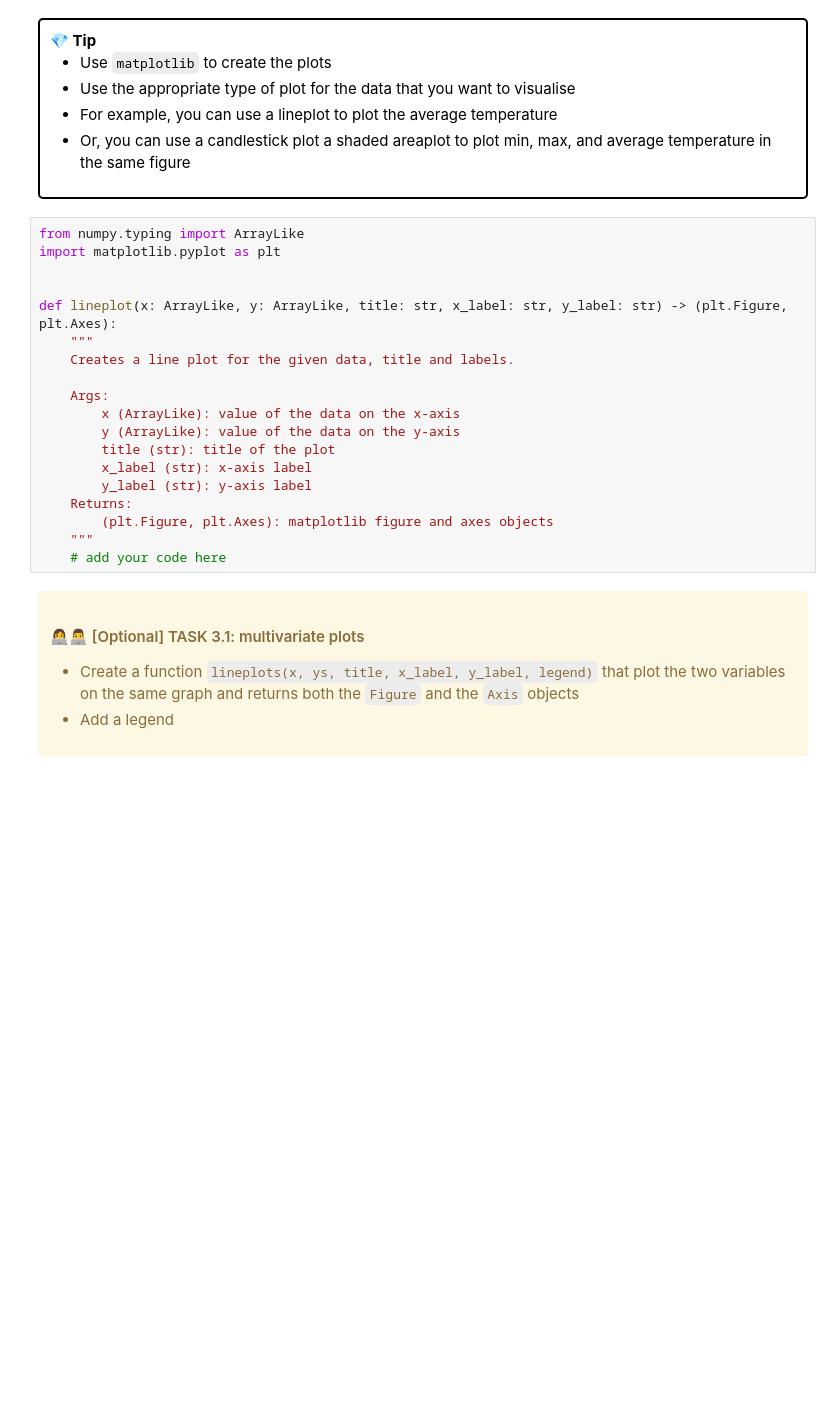
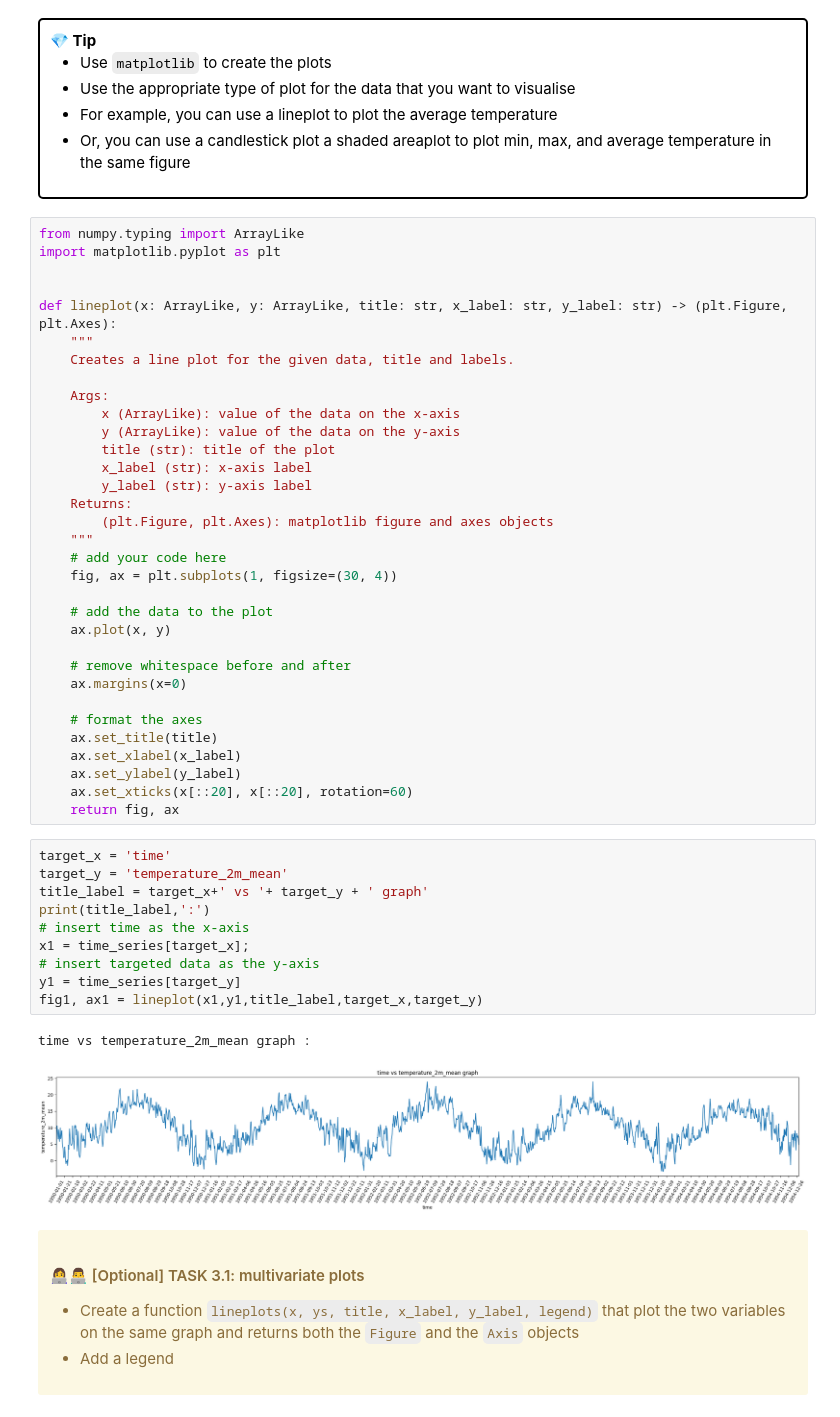
Before and after one commit to UCL-ELEC0136/3-data-processing-YaphetSf, a Jupyter notebook: 3-data-processing.ipynb, the cells around one changed output. Drawn from its saved outputs; the diff is of its cells as text; blank space fills up the shorter version.

```diff
--- a/3-data-processing.ipynb
+++ b/3-data-processing.ipynb
@@ -111,6 +164,33 @@ def lineplot(x: ArrayLike, y: ArrayLike, title: str, x_label: str, y_label: str)
         (plt.Figure, plt.Axes): matplotlib figure and axes objects
     """
     # add your code here
+    fig, ax = plt.subplots(1, figsize=(30, 4))
+
+    # add the data to the plot
+    ax.plot(x, y)
+
+    # remove whitespace before and after
+    ax.margins(x=0)
+
+    # format the axes
+    ax.set_title(title)
+    ax.set_xlabel(x_label)
+    ax.set_ylabel(y_label)
+    ax.set_xticks(x[::20], x[::20], rotation=60)
+    return fig, ax
+# %%
+target_x = 'time'
+target_y = 'temperature_2m_mean'
+title_label = target_x+' vs '+ target_y + ' graph'
+print(title_label,':')
+# insert time as the x-axis
+x1 = time_series[target_x];
+# insert targeted data as the y-axis
+y1 = time_series[target_y]
+fig1, ax1 = lineplot(x1,y1,title_label,target_x,target_y)
+# %% [output]
+time vs temperature_2m_mean graph :
+[figure, added]
 # %% [markdown]
 <div class="alert alert-block alert-warning">
 <h4>👩‍💻👨‍💻 [Optional] TASK 3.1: multivariate plots</h4>
```
Also changed, not shown: parts of 16 cells of this notebook.
